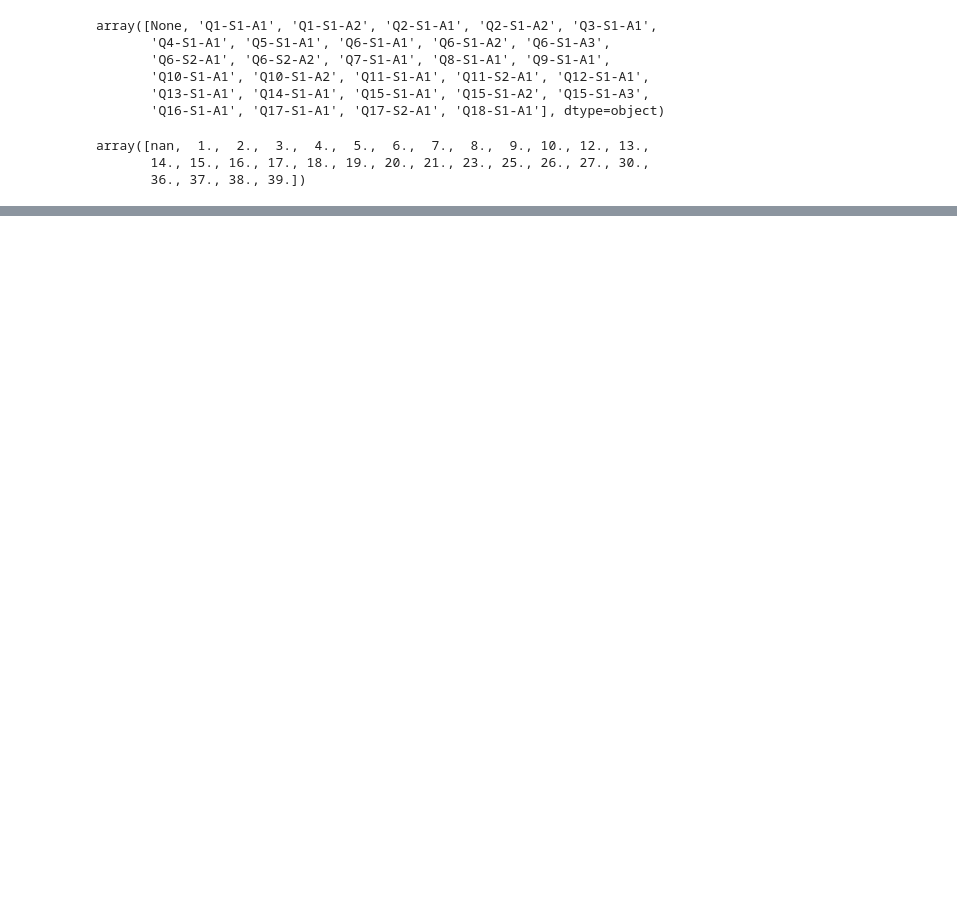
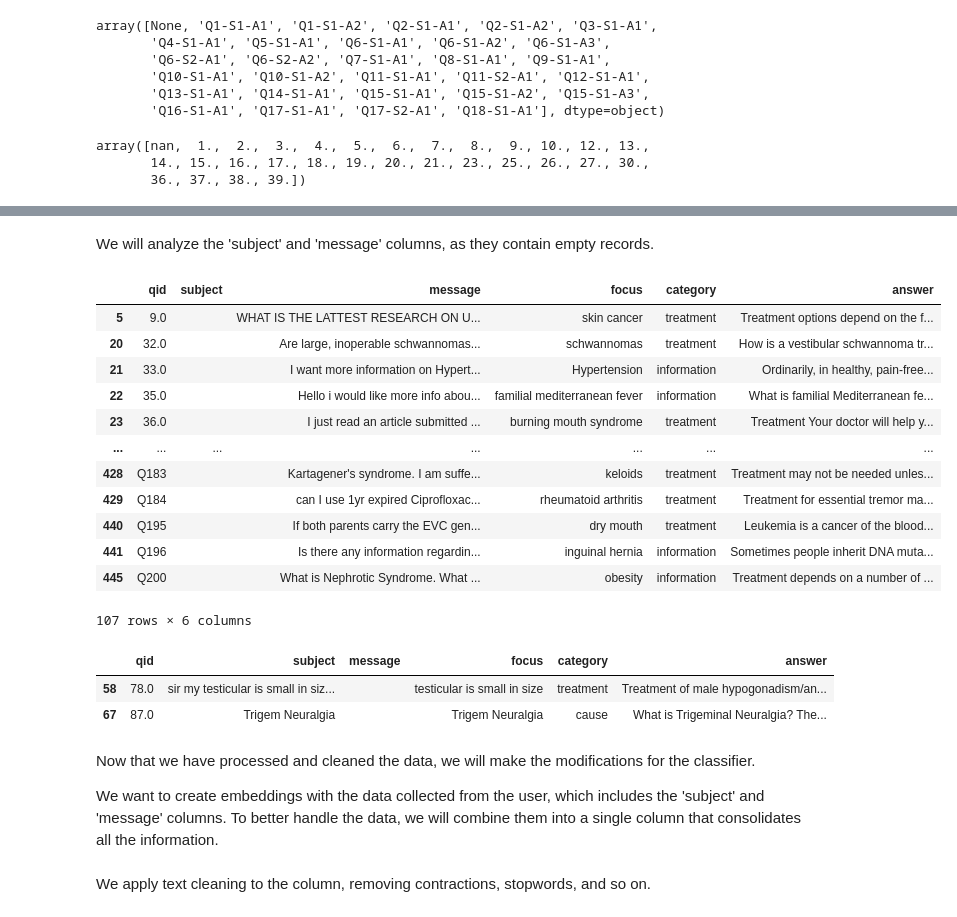
Before and after one commit to NataliaBarquin/TFB_Natalia_Barquin, a Jupyter notebook: notebooks/analysis.ipynb, the cells around one changed output, grey strips where cells are left out. Saved outputs shown, nothing was run; the diff lists cells and outputs as text; code cells hidden in the pictures; blank space fills up the shorter version.

```diff
--- a/notebooks/analysis.ipynb
+++ b/notebooks/analysis.ipynb
@@ -234,3 +244,2 @@ array([nan,  1.,  2.,  3.,  4.,  5.,  6.,  7.,  8.,  9., 10., 12., 13.,
 # %%
-# These columns does not contribute to our model, so we delete them.
-df.drop(['f_ref', 'answerid', 'pairid'], axis=1, inplace=True)
+df.drop(['f_ref', 'subqid', 'answerid', 'pairid'], axis=1, inplace=True)
@@ -247,13 +249,9 @@ df[df['subject'] == 'sir my testicular is small in size another is normal what i
 df = df.rename(columns={'subject': 'subject',
                         'message': 'message',
                         'qid': 'qid',
-                        'f_ref': 'f_ref',
-                        'subqid': 'subqid',
                         'annotations.focus': 'focus',
-                        'annotations.type_value': 'type',
-                        'value': 'value',
-                        'answerid': 'answerid',
-                        'pairid': 'pairid'
+                        'annotations.type_value': 'category',
+                        'value': 'answer'
                         })
-# %%
-df = df[["C", "A", "B"]]
+# %%
+df = df[['qid', 'subject', 'message', 'focus', 'category', 'answer']]
@@ -259,0 +280,24 @@ df = df[["C", "A", "B"]]
+# %% [markdown]
+We will analyze the 'subject' and 'message' columns, as they contain empty records.
+# %%
+df[df['subject'].str.len() == 0]
+# %% [output]
+|  | qid | subject | message | focus | category | answer |
+| 5 | 9.0 |  | WHAT IS THE LATTEST RESEARCH ON U... | skin cancer | treatment | Treatment options depend on the f... |
+| 20 | 32.0 |  | Are large, inoperable schwannomas... | schwannomas | treatment | How is a vestibular schwannoma tr... |
+| 21 | 33.0 |  | I want more information on Hypert... | Hypertension | information | Ordinarily, in healthy, pain-free... |
+| 22 | 35.0 |  | Hello i would like more info abou... | familial mediterranean fever | information | What is familial Mediterranean fe... |
+| 23 | 36.0 |  | I just read an article submitted ... | burning mouth syndrome | treatment | Treatment Your doctor will help y... |
+| ... | ... | ... | ... | ... | ... | ... |
+| 428 | Q183 |  | Kartagener's syndrome. I am suffe... | keloids | treatment | Treatment may not be needed unles... |
+| 429 | Q184 |  | can I use 1yr expired Ciprofloxac... | rheumatoid arthritis | treatment | Treatment for essential tremor ma... |
+| 440 | Q195 |  | If both parents carry the EVC gen... | dry mouth | treatment | Leukemia is a cancer of the blood... |
+| 441 | Q196 |  | Is there any information regardin... | inguinal hernia | information | Sometimes people inherit DNA muta... |
+| 445 | Q200 |  | What is Nephrotic Syndrome. What ... | obesity | information | Treatment depends on a number of ... |
+107 rows × 6 columns
+# %%
+df[df['message'].str.len() == 0]
+# %% [output]
+|  | qid | subject | message | focus | category | answer |
+| 58 | 78.0 | sir my testicular is small in siz... |  | testicular is small in size | treatment | Treatment of male hypogonadism/an... |
+| 67 | 87.0 | Trigem Neuralgia |  | Trigem Neuralgia | cause | What is Trigeminal Neuralgia? The... |
@@ -259,0 +307,4 @@ df = df[["C", "A", "B"]]
+# %% [markdown]
+Now that we have processed and cleaned the data, we will make the modifications for the classifier.
+
+We want to create embeddings with the data collected from the user, which includes the 'subject' and 'message' columns. To better handle the data, we will combine them into a single column that consolidates all the information.
@@ -259,0 +315,2 @@ df = df[["C", "A", "B"]]
+# %% [markdown]
+We apply text cleaning to the column, removing contractions, stopwords, and so on.
```
Also changed, not shown: parts of 36 cells of this notebook, 21 other files.
